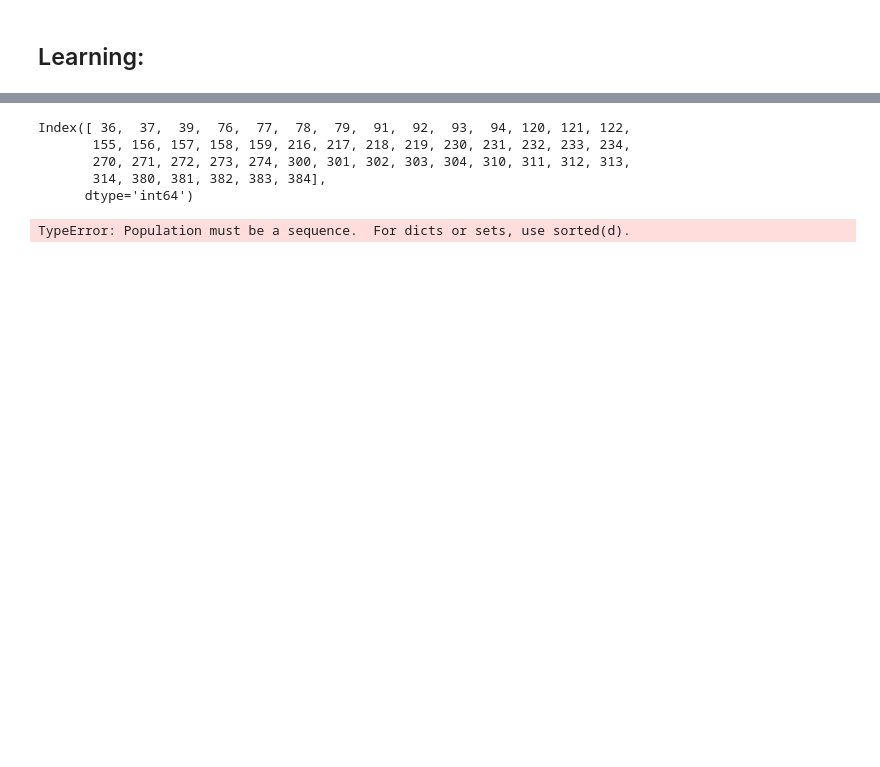
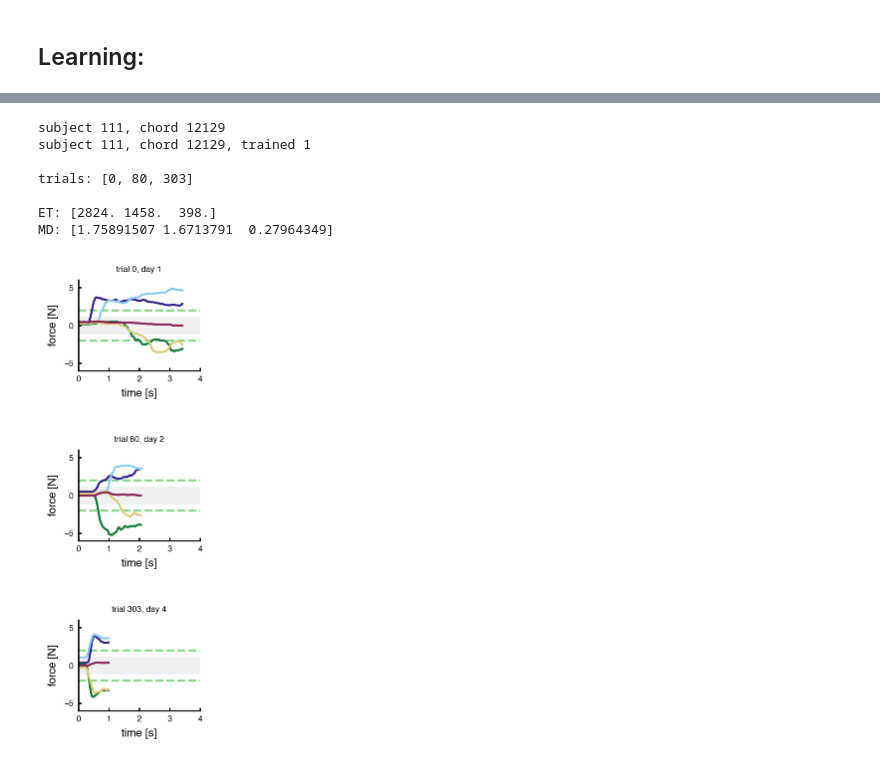
Before and after one commit to alighavam/EFC2, a Jupyter notebook: efc2_notebook.ipynb, the cells around one changed output, grey strips where cells are left out. Saved outputs shown, nothing was run; the diff lists cells and outputs as text; code cells hidden in the pictures; blank space fills up the shorter version.

```diff
--- a/efc2_notebook.ipynb
+++ b/efc2_notebook.ipynb
@@ -112,20 +123,33 @@ t_12 = 6.357, p = 0.000036
 # %%
 import pandas as pd
 from utils.config import *
 import importlib
 import efc2_paper as paper
 importlib.reload(paper)
 import matplotlib.pyplot as plt
 import numpy as np
 import seaborn as sns
+import utils.please
 %config InlineBackend.figure_format = 'retina'
 
-
-df, mov = paper.plot_trial_example(sn=None, chord=None, trial=None, fs=500, t_minus=None, t_max=None)
+# palette = ['#180a20','#471e61','#7632a2','#a15dcd','#c79ee1']
+trial = None
+sn = 111
+chord = 12129
+trial = [0, 80, 303]
+# sn = 108
+# chord = 19111
+# trial = [0, 80, 307]
+export_fig = False
+df, mov = paper.plot_trial_example(sn=sn, chord=chord, trial=trial, fs=500, fig_size=[4, 3], t_minus=None, t_max=None, days=[1,4], num_trials=5, export_fig=export_fig)
 # %% [output]
-Index([ 36,  37,  39,  76,  77,  78,  79,  91,  92,  93,  94, 120, 121, 122,
-       155, 156, 157, 158, 159, 216, 217, 218, 219, 230, 231, 232, 233, 234,
-       270, 271, 272, 273, 274, 300, 301, 302, 303, 304, 310, 311, 312, 313,
-       314, 380, 381, 382, 383, 384],
-      dtype='int64')
+subject 111, chord 12129
+subject 111, chord 12129, trained 1
+
+trials: [0, 80, 303]
+
+ET: [2824. 1458.  398.]
+MD: [1.75891507 1.6713791  0.27964349]
-TypeError: Population must be a sequence.  For dicts or sets, use sorted(d).
+[figure, added]
+[figure, added]
+[figure, added]
```
Also changed, not shown: parts of 6 cells of this notebook.
